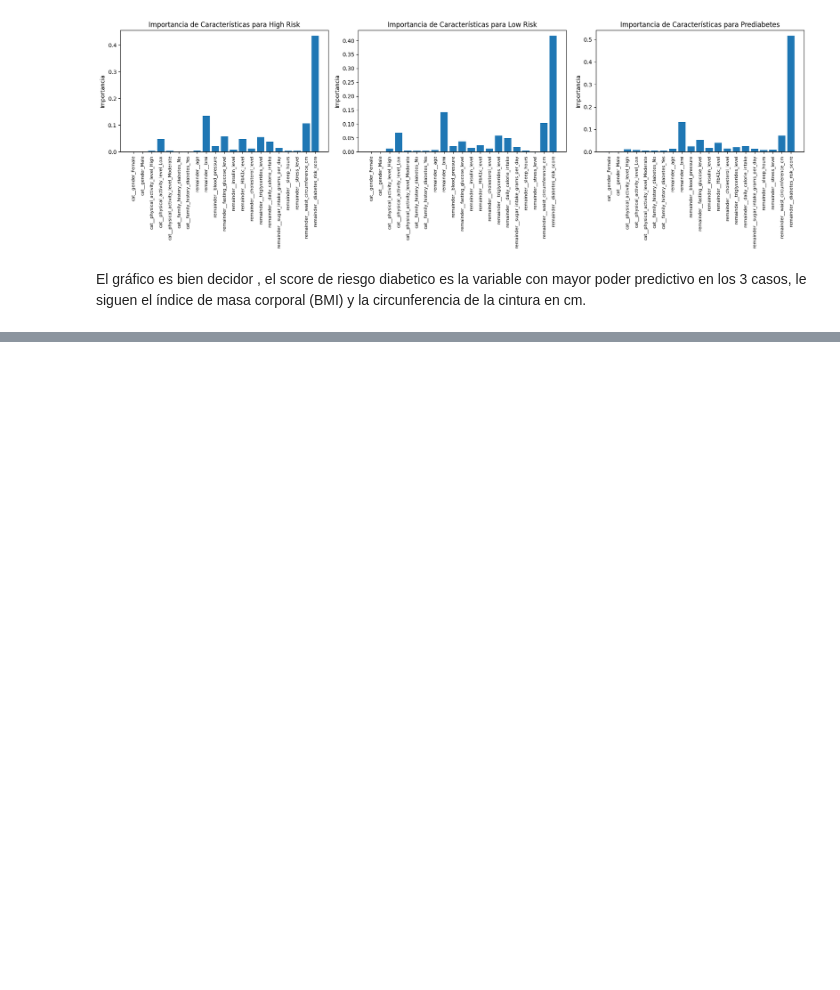
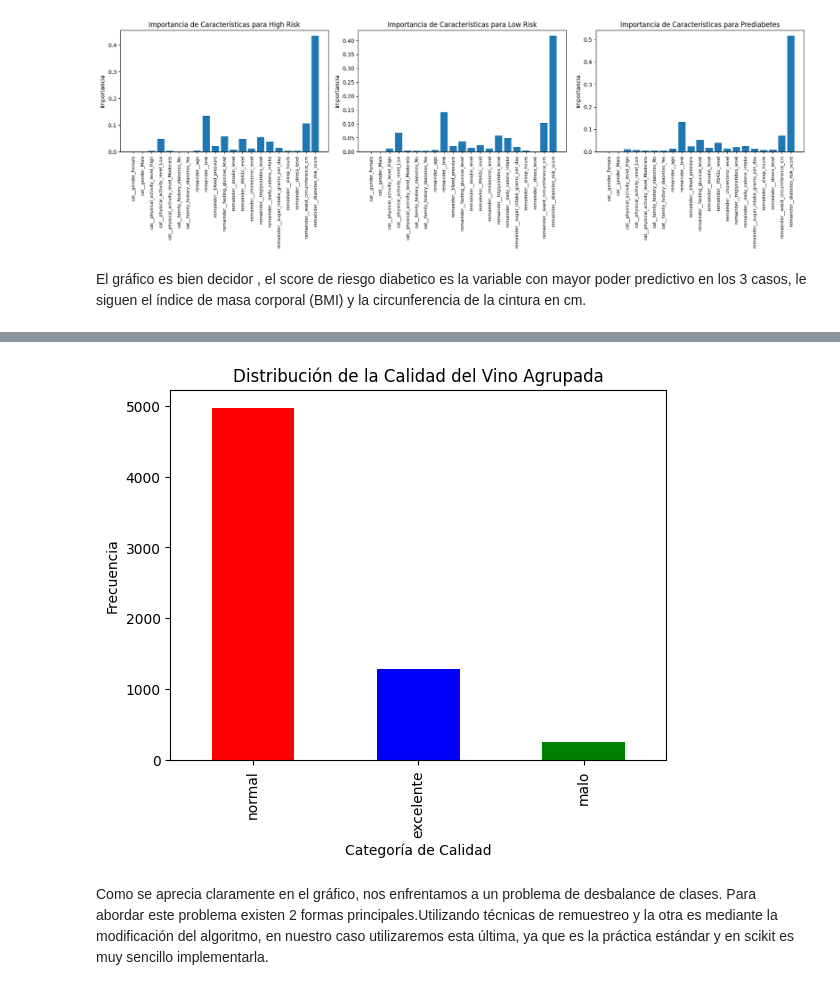
Before and after one commit to diegodiazross/ensamblados, a Jupyter notebook: ensamblados.ipynb, the cells around one changed output, grey strips where cells are left out. Saved outputs shown, nothing was run; the diff lists cells and outputs as text; code cells hidden in the pictures; blank space fills up the shorter version.

Commit message:
ensamblado paralelo heterogeneo

```diff
--- a/ensamblados.ipynb
+++ b/ensamblados.ipynb
@@ -139,0 +162,3 @@ El gráfico es bien decidor , el score de riesgo diabetico es la variable con ma
+# %%
+df_red_wine = pd.read_csv("data/ensemble_parallel_heterogeneous/winequality-red.csv", sep=';')
+df_white_wine = pd.read_csv("data/ensemble_parallel_heterogeneous/winequality-white.csv", sep=';')
@@ -139,0 +174,19 @@ El gráfico es bien decidor , el score de riesgo diabetico es la variable con ma
+# %%
+# unimos ambos datasets en uno solo
+df_wines = pd.concat([df_red_wine, df_white_wine], ignore_index=True)
+# %%
+# agrupamos la variable 'quality' en 3 categorias: 'malo' (0-4), 'normal' (5-6) y 'excelente' (7-10)
+df_wines['quality_grouped'] = df_wines['quality'].apply(lambda x: 'malo' if x <= 4 else ('normal' if 5 <= x <= 6 else 'excelente'))
+# %%
+import matplotlib.pyplot as plt
+
+# Plot the distribution of the 'quality_grouped' variable
+df_wines['quality_grouped'].value_counts().plot(kind='bar', color=['red', 'blue', 'green'])
+plt.title('Distribución de la Calidad del Vino Agrupada')
+plt.xlabel('Categoría de Calidad')
+plt.ylabel('Frecuencia')
+plt.show()
+# %% [output]
+[figure, added]
+# %% [markdown]
+Como se aprecia claramente en el gráfico, nos enfrentamos a un problema de desbalance de clases. Para abordar este problema existen 2 formas principales.Utilizando técnicas de remuestreo y la otra es mediante la modificación del algoritmo, en nuestro caso utilizaremos esta última, ya que es la práctica estándar y en scikit es muy sencillo implementarla.
```
Also changed, not shown: parts of 16 cells of this notebook.
